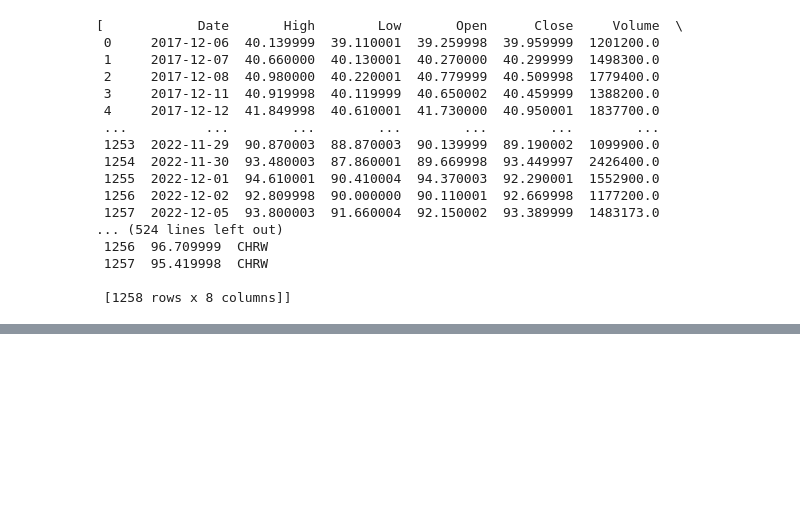
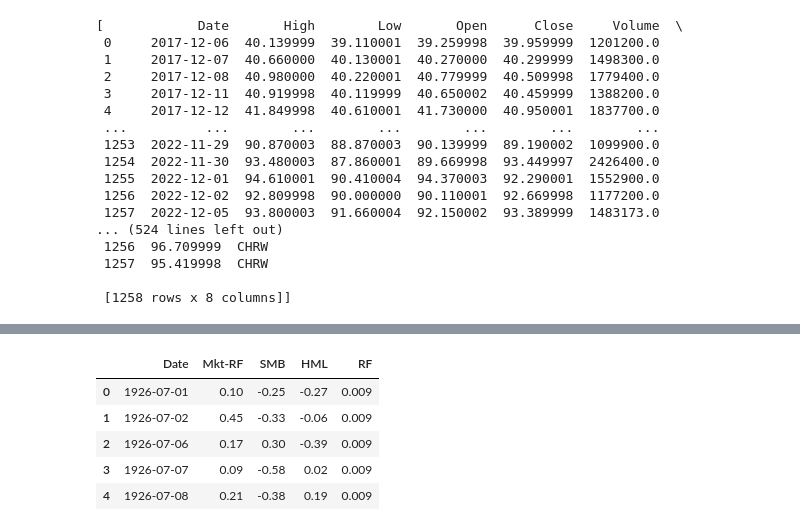
Before and after one commit to tigerbroko/Nova-SBE-Introduction-to-Programming, a Jupyter notebook: Intro-to-Programming-Project.ipynb, the cells around one changed output, grey strips where cells are left out. Cells and saved outputs as stored; diff of their text form; code cells hidden in the pictures; blank space fills up the shorter version.

```diff
--- a/Intro-to-Programming-Project.ipynb
+++ b/Intro-to-Programming-Project.ipynb
@@ -250,0 +217,18 @@ data_market.head()
+# %%
+data_market = pd.read_csv("F-F_Research_Data_Factors_daily.CSV", skiprows=3)
+data_market = data_market[:-1]
+
+data_market.rename(columns = {'Unnamed: 0': 'Date'}, inplace = True)
+
+# using simple lambda function to put dates into correct format
+date_format_lambda = lambda x: datetime.strptime(x, '%Y%m%d')
+data_market['Date'] = data_market['Date'].map(date_format_lambda)
+
+data_market.head()
+# %% [output]
+|  | Date | Mkt-RF | SMB | HML | RF |
+| 0 | 1926-07-01 | 0.10 | -0.25 | -0.27 | 0.009 |
+| 1 | 1926-07-02 | 0.45 | -0.33 | -0.06 | 0.009 |
+| 2 | 1926-07-06 | 0.17 | 0.30 | -0.39 | 0.009 |
+| 3 | 1926-07-07 | 0.09 | -0.58 | 0.02 | 0.009 |
+| 4 | 1926-07-08 | 0.21 | -0.38 | 0.19 | 0.009 |
```
Also changed, not shown: parts of 27 cells of this notebook, 1 other file.
